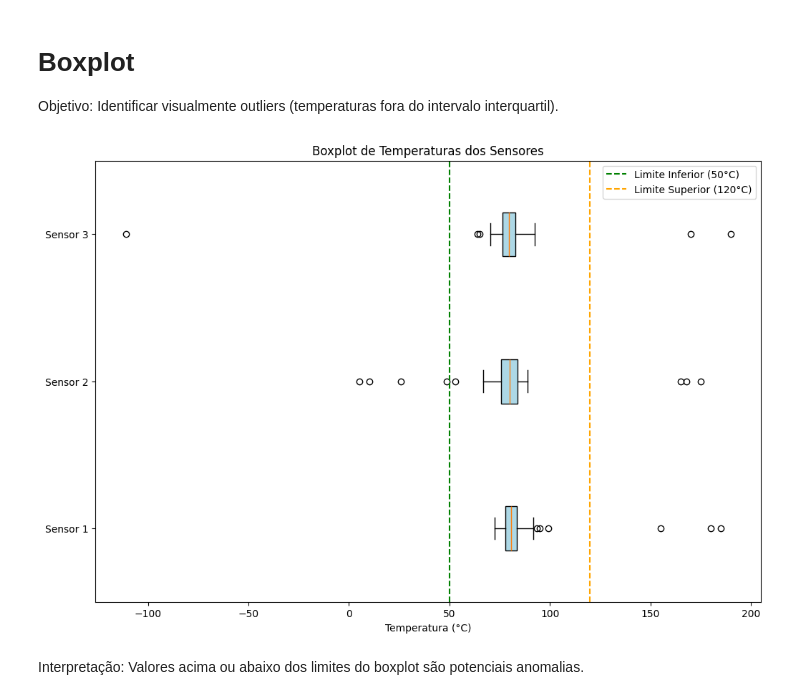
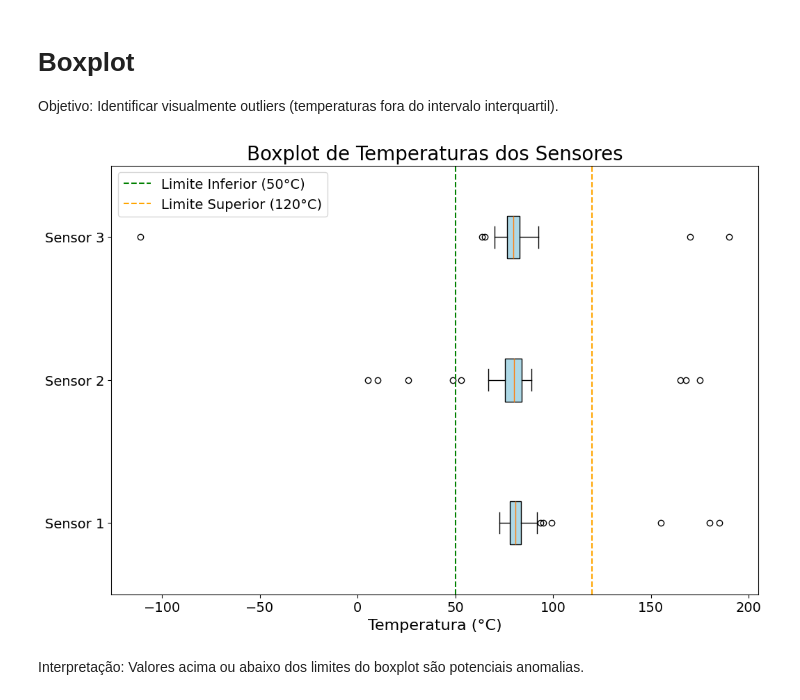
Before and after one commit to JonathanCristovao/analise-de-dados-automacao, a Jupyter notebook: analise_sensores.ipynb, the cells around one changed output. Cells and saved outputs as stored; diff of their text form; code cells hidden in the pictures.

```diff
--- a/analise_sensores.ipynb
+++ b/analise_sensores.ipynb
@@ -180,17 +180,19 @@ Objetivo: Identificar visualmente outliers (temperaturas fora do intervalo inter
 # %%
 plt.figure(figsize=(12, 8))
 plt.boxplot([sensor_1_df["Temperatura (°C)"], sensor_2_df["Temperatura (°C)"], sensor_3_df["Temperatura (°C)"]],
             vert=False, patch_artist=True,
             boxprops=dict(facecolor="lightblue"),
             labels=['Sensor 1', 'Sensor 2', 'Sensor 3'])
 plt.axvline(x=50, color='green', linestyle='--', label='Limite Inferior (50°C)')
 plt.axvline(x=120, color='orange', linestyle='--', label='Limite Superior (120°C)')
-plt.title('Boxplot de Temperaturas dos Sensores')
-plt.xlabel('Temperatura (°C)')
-plt.legend()
+plt.title('Boxplot de Temperaturas dos Sensores', fontsize=20)
+plt.xlabel('Temperatura (°C)', fontsize=16)
+plt.xticks(fontsize=14)
+plt.yticks(fontsize=14)
+plt.legend(fontsize=14)
 plt.show()
 # %% [output]
-[figure, old version]
+[figure, new version]
 # %% [markdown]
 Interpretação: Valores acima ou abaixo dos limites do boxplot são potenciais anomalias.
 # %% [markdown]
```
Also changed, not shown: parts of 7 cells of this notebook.
